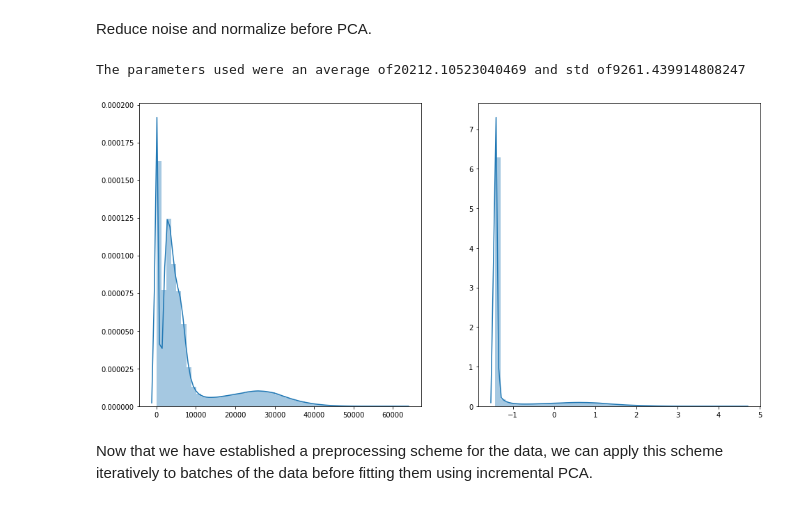
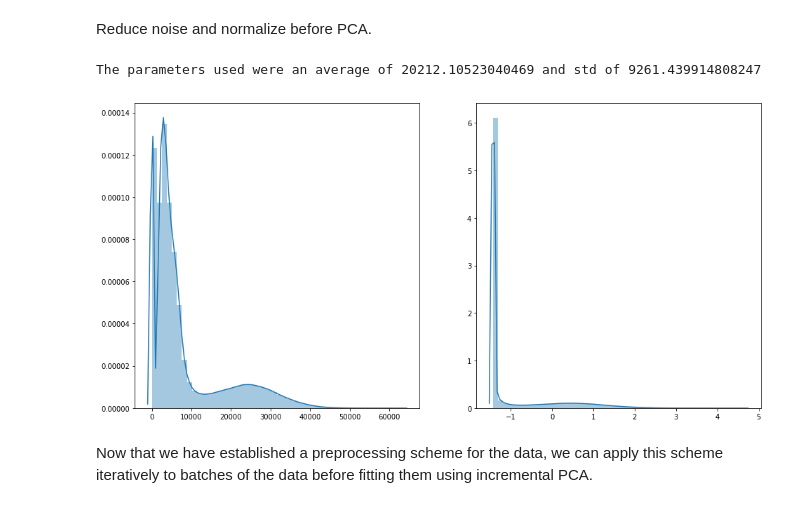
Before and after one commit to brayan07/machine-learning, a Jupyter notebook: projects/capstone/DHSThreatRecognition/Pre-Processing and Modeling.ipynb, the cells around one changed output. Cells and saved outputs as stored; diff of their text form; code cells hidden in the pictures.

```diff
--- a/projects/capstone/DHSThreatRecognition/Pre-Processing and Modeling.ipynb
+++ b/projects/capstone/DHSThreatRecognition/Pre-Processing and Modeling.ipynb
@@ -84,20 +93,22 @@ Reduce noise and normalize before PCA.
 # %%
 #Clean data, visualizing distributions before and after
 fig = plt.figure(figsize = (16,8))
 ax = fig.add_subplot(121)
 ax2 = fig.add_subplot(122)
 
 np.random.seed(seed=0)
 #Visualize 10 random samples
-samples = np.random.randint(0,training_features.shape[0],10)
+samples = np.random.randint(0,training_features.shape[0],20)
 sns.distplot(training_features[samples,:,:,:].flatten(),ax=ax)
 
 average, std = CleanData(training_features)
 sns.distplot(training_features[samples,:,:,:].flatten(),ax=ax2)
 
 print("The parameters used were an average of {} and std of {}".format(average,std))
+
+del training_features, training_labels
 # %% [output]
-The parameters used were an average of20212.10523040469 and std of9261.439914808247
+The parameters used were an average of 20212.10523040469 and std of 9261.439914808247
-[figure, old version]
+[figure, new version]
 # %% [markdown]
 Now that we have established a preprocessing scheme for the data, we can apply this scheme iteratively to batches of the data before fitting them using incremental PCA.
```
Also changed, not shown: parts of 20 cells of this notebook, 1 other file.
